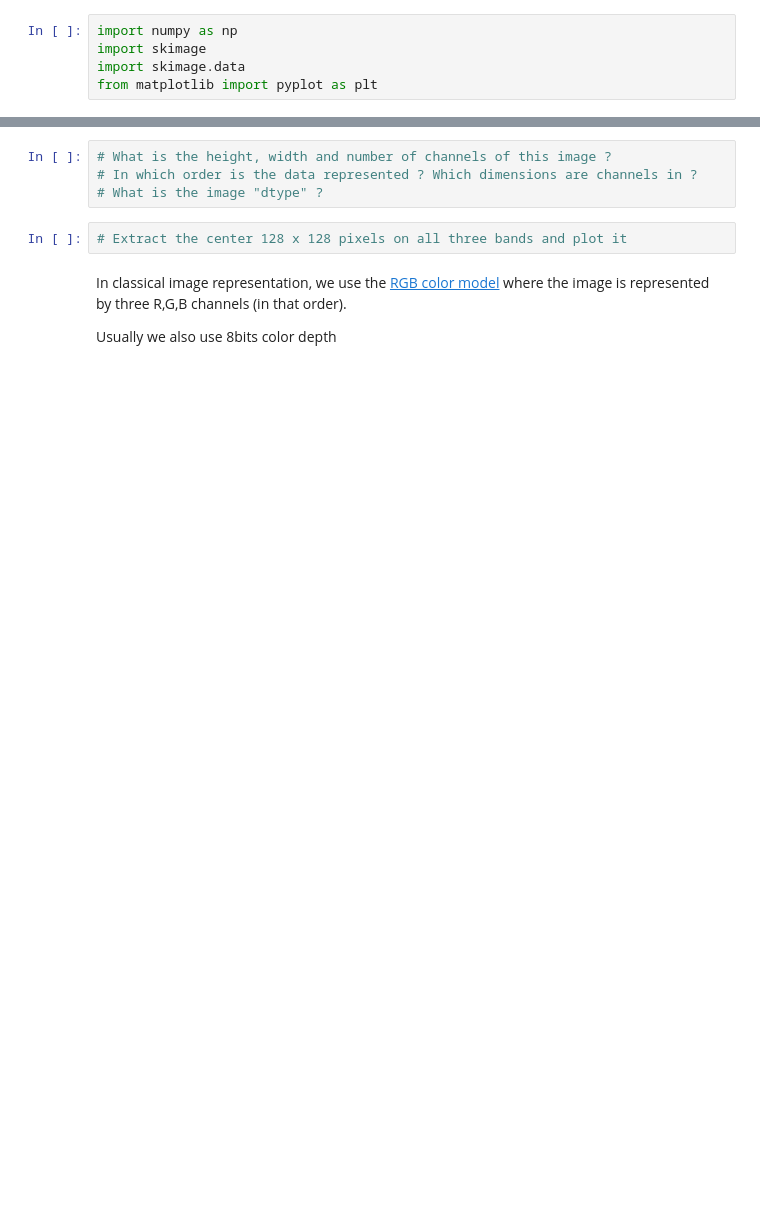
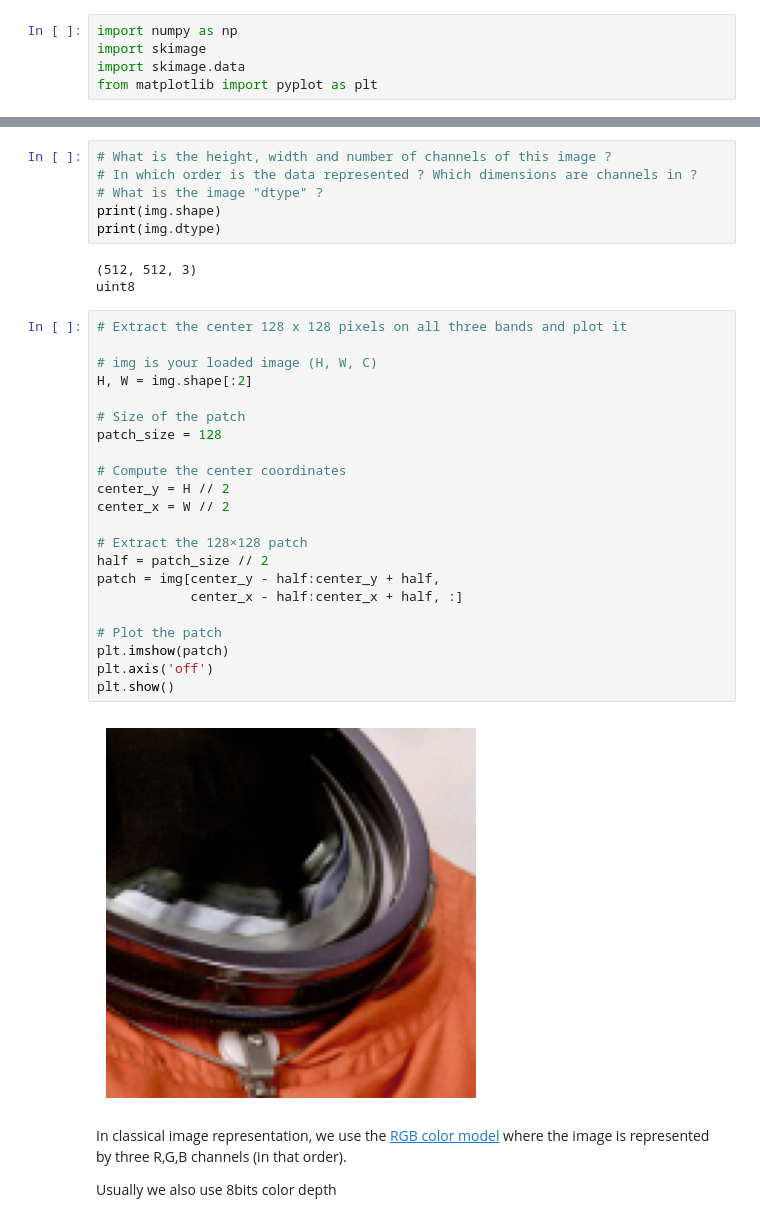
Before and after one commit to guiggzzz/ETL-AirLife, a Jupyter notebook: vision/0_cnns.ipynb, the cells around one changed output, grey strips where cells are left out. Cells and saved outputs as stored; diff of their text form; blank space fills up the shorter version.

```diff
--- a/vision/0_cnns.ipynb
+++ b/vision/0_cnns.ipynb
@@ -53,8 +55,35 @@ plt.show()
 # What is the height, width and number of channels of this image ?
 # In which order is the data represented ? Which dimensions are channels in ?
 # What is the image "dtype" ?
+print(img.shape)
+print(img.dtype)
+# %% [output]
+(512, 512, 3)
+uint8
 # %%
 # Extract the center 128 x 128 pixels on all three bands and plot it
+
+# img is your loaded image (H, W, C)
+H, W = img.shape[:2]
+
+# Size of the patch
+patch_size = 128
+
+# Compute the center coordinates
+center_y = H // 2
+center_x = W // 2
+
+# Extract the 128×128 patch
+half = patch_size // 2
+patch = img[center_y - half:center_y + half,
+            center_x - half:center_x + half, :]
+
+# Plot the patch
+plt.imshow(patch)
+plt.axis('off')
+plt.show()
+# %% [output]
+[figure, added]
 # %% [markdown]
 In classical image representation, we use the [RGB color model](https://en.wikipedia.org/wiki/RGB_color_model) where the image is represented by three R,G,B channels (in that order).
 
```
Also changed, not shown: parts of 12 cells of this notebook.
